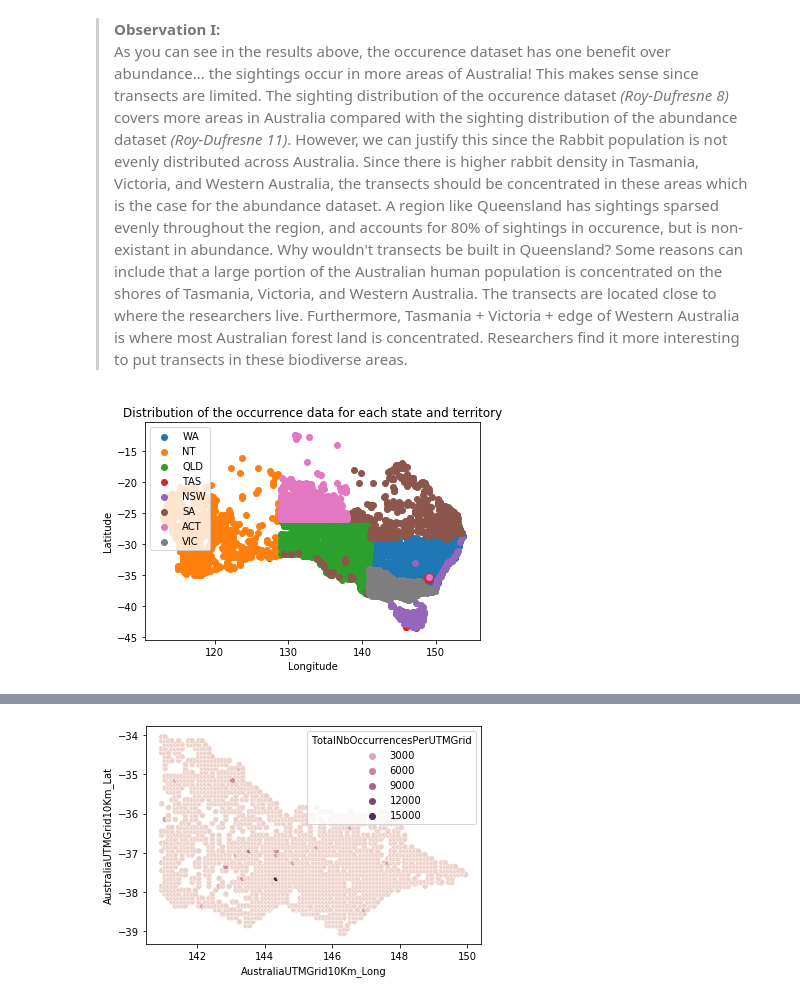
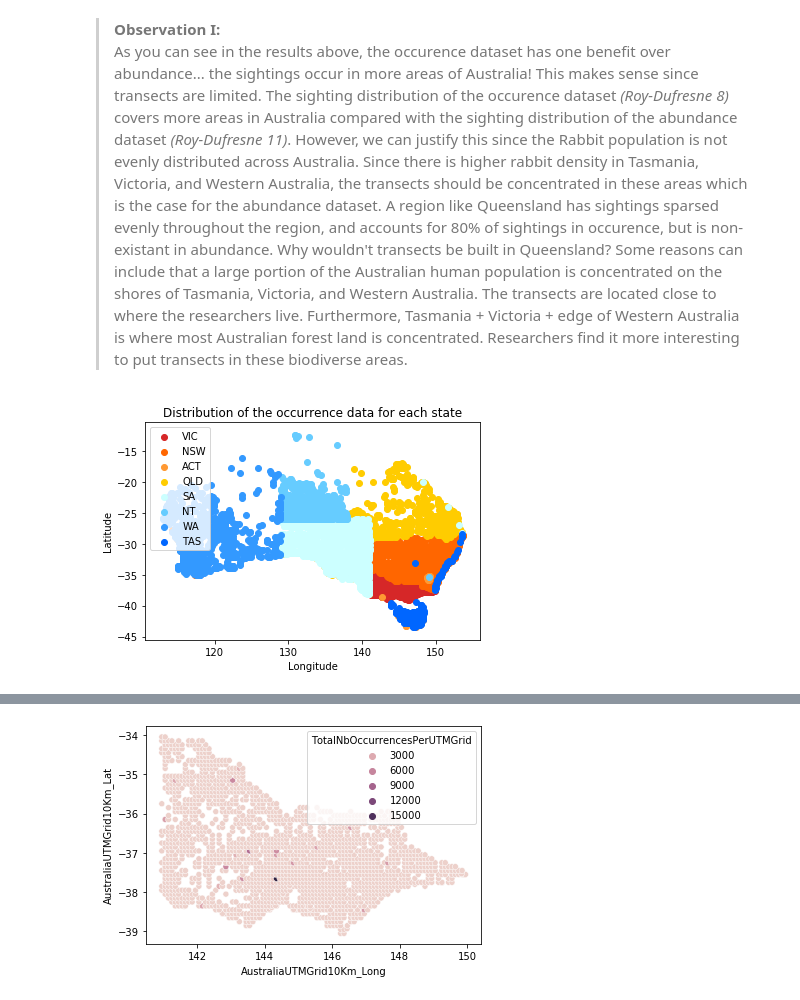
Before and after one commit to MichaelSalSail/Rabbits_ML_3HJ, a Jupyter notebook: Beware_Bunnies_Apr_19 - Edited_Dor.ipynb, the cells around one changed output, grey strips where cells are left out. Cells and saved outputs as stored; diff of their text form; code cells hidden in the pictures.

```diff
--- a/Beware_Bunnies_Apr_19 - Edited_Dor.ipynb
+++ b/Beware_Bunnies_Apr_19 - Edited_Dor.ipynb
@@ -337,52 +348,22 @@ AustraliaUTMGrid10Km_ID abundance: 302
 # %% [markdown]
 > **Observation I:**
 As you can see in the results above, the occurence dataset has one benefit over abundance... the sightings occur in more areas of Australia! This makes sense since transects are limited. The sighting distribution of the occurence dataset *(Roy-Dufresne 8)* covers more areas in Australia compared with the sighting distribution of the abundance dataset *(Roy-Dufresne 11)*. However, we can justify this since the Rabbit population is not evenly distributed across Australia. Since there is higher rabbit density in Tasmania, Victoria, and Western Australia, the transects should be concentrated in these areas which is the case for the abundance dataset. A region like Queensland has sightings sparsed evenly throughout the region, and accounts for 80% of sightings in occurence, but is non-existant in abundance. Why wouldn't transects be built in Queensland? Some reasons can include that a large portion of the Australian human population is concentrated on the shores of Tasmania, Victoria, and Western Australia. The transects are located close to where the researchers live. Furthermore, Tasmania + Victoria + edge of Western Australia is where most Australian forest land is concentrated. Researchers find it more interesting to put transects in these biodiverse areas.
-# %%
-# Below is graph proof of our statement:
-WA = occurence[occurence['AustraliaState']== 'WA']
-NT = occurence[occurence['AustraliaState']== 'NT']
-QLD = occurence[occurence['AustraliaState']== 'QLD']
-TAS = occurence[occurence['AustraliaState']== 'TAS']
-NSW = occurence[occurence['AustraliaState']== 'NSW']
-ACT = occurence[occurence['AustraliaState']== 'ACT']
-SA = occurence[occurence['AustraliaState']== 'SA']
-VIC = occurence[occurence['AustraliaState']== 'VIC']
-#WA
-mean_occurence = WA.groupby(['AustraliaUTMGrid10Km_Lat', 'AustraliaUTMGrid10Km_Long'], as_index=False).mean()
-mean_occurence = mean_occurence[['AustraliaUTMGrid10Km_Lat', 'AustraliaUTMGrid10Km_Long','TotalNbOccurrencesPerUTMGrid']]
-plt.scatter(mean_occurence['AustraliaUTMGrid10Km_Long'],mean_occurence['AustraliaUTMGrid10Km_Lat'], color='#1f77b4')
-#NT
-mean_occurence = NT.groupby(['AustraliaUTMGrid10Km_Lat', 'AustraliaUTMGrid10Km_Long'], as_index=False).mean()
-mean_occurence = mean_occurence[['AustraliaUTMGrid10Km_Lat', 'AustraliaUTMGrid10Km_Long', 'TotalNbOccurrencesPerUTMGrid']]
-plt.scatter(mean_occurence['AustraliaUTMGrid10Km_Long'],mean_occurence['AustraliaUTMGrid10Km_Lat'], color='#ff7f0e')
-#QLD
-mean_occurence = QLD.groupby(['AustraliaUTMGrid10Km_Lat', 'AustraliaUTMGrid10Km_Long'], as_index=False).mean()
-mean_occurence = mean_occurence[['AustraliaUTMGrid10Km_Lat', 'AustraliaUTMGrid10Km_Long', 'TotalNbOccurrencesPerUTMGrid']]
-plt.scatter(mean_occurence['AustraliaUTMGrid10Km_Long'],mean_occurence['AustraliaUTMGrid10Km_Lat'], color='#2ca02c')
-#TAS
-mean_occurence = TAS.groupby(['AustraliaUTMGrid10Km_Lat', 'AustraliaUTMGrid10Km_Long'], as_index=False).mean()
-mean_occurence = mean_occurence[['AustraliaUTMGrid10Km_Lat', 'AustraliaUTMGrid10Km_Long', 'TotalNbOccurrencesPerUTMGrid']]
-plt.scatter(mean_occurence['AustraliaUTMGrid10Km_Long'],mean_occurence['AustraliaUTMGrid10Km_Lat'], color='#d62728')
-#NSW
-mean_occurence = NSW.groupby(['AustraliaUTMGrid10Km_Lat', 'AustraliaUTMGrid10Km_Long'], as_index=False).mean()
-mean_occurence = mean_occurence[['AustraliaUTMGrid10Km_Lat', 'AustraliaUTMGrid10Km_Long', 'TotalNbOccurrencesPerUTMGrid']]
-plt.scatter(mean_occurence['AustraliaUTMGrid10Km_Long'],mean_occurence['AustraliaUTMGrid10Km_Lat'], color='#9467bd')
-#SA
-mean_occurence = SA.groupby(['AustraliaUTMGrid10Km_Lat', 'AustraliaUTMGrid10Km_Long'], as_index=False).mean()
-mean_occurence = mean_occurence[['AustraliaUTMGrid10Km_Lat', 'AustraliaUTMGrid10Km_Long', 'TotalNbOccurrencesPerUTMGrid']]
-plt.scatter(mean_occurence['AustraliaUTMGrid10Km_Long'],mean_occurence['AustraliaUTMGrid10Km_Lat'], color='#8c564b')
-#ACT
-mean_occurence = ACT.groupby(['AustraliaUTMGrid10Km_Lat', 'AustraliaUTMGrid10Km_Long'], as_index=False).mean()
-mean_occurence = mean_occurence[['AustraliaUTMGrid10Km_Lat', 'AustraliaUTMGrid10Km_Long', 'TotalNbOccurrencesPerUTMGrid']]
-plt.scatter(mean_occurence['AustraliaUTMGrid10Km_Long'],mean_occurence['AustraliaUTMGrid10Km_Lat'], color='#e377c2')
-#VIC
-mean_occurence = VIC.groupby(['AustraliaUTMGrid10Km_Lat', 'AustraliaUTMGrid10Km_Long'], as_index=False).mean()
-mean_occurence = mean_occurence[['AustraliaUTMGrid10Km_Lat', 'AustraliaUTMGrid10Km_Long', 'TotalNbOccurrencesPerUTMGrid']]
-plt.scatter(mean_occurence['AustraliaUTMGrid10Km_Long'],mean_occurence['AustraliaUTMGrid10Km_Lat'], color='#7f7f7f')
-plt.title('Distribution of the occurrence data for each state and territory')
-plt.xlabel('Longitude')
-plt.ylabel('Latitude')
-plt.legend(['WA', 'NT', 'QLD', 'TAS', 'NSW', 'SA', 'ACT', 'VIC'])
-plt.show()
-# %% [output]
-[figure, removed]
+# %%
+# Below is graph proof of our statement:
+
+# states is different from legend ordering. This is to get the ideal map.
+states=['VIC','WA','TAS','SA','QLD','ACT','NT','NSW']
+colors=['#d62728','#ff6600','#ff9933','#ffcc00','#ccffff','#66ccff','#3399ff','#0066ff']
+
+for i in range(0,8):
+    temp= occurence[occurence['AustraliaState']== states[i]]
+    mean_occurence = temp.groupby(['AustraliaUTMGrid10Km_Lat', 'AustraliaUTMGrid10Km_Long'], as_index=False).mean()
+    plt.scatter(mean_occurence['AustraliaUTMGrid10Km_Long'],mean_occurence['AustraliaUTMGrid10Km_Lat'], color=colors[i])
+
+plt.title('Distribution of the occurrence data for each state')
+plt.xlabel('Longitude')
+plt.ylabel('Latitude')
+plt.legend(['VIC','NSW','ACT','QLD','SA','NT','WA','TAS'])
+plt.show()
+# %% [output]
+[figure, added]
```
Also changed, not shown: parts of 98 cells of this notebook.
